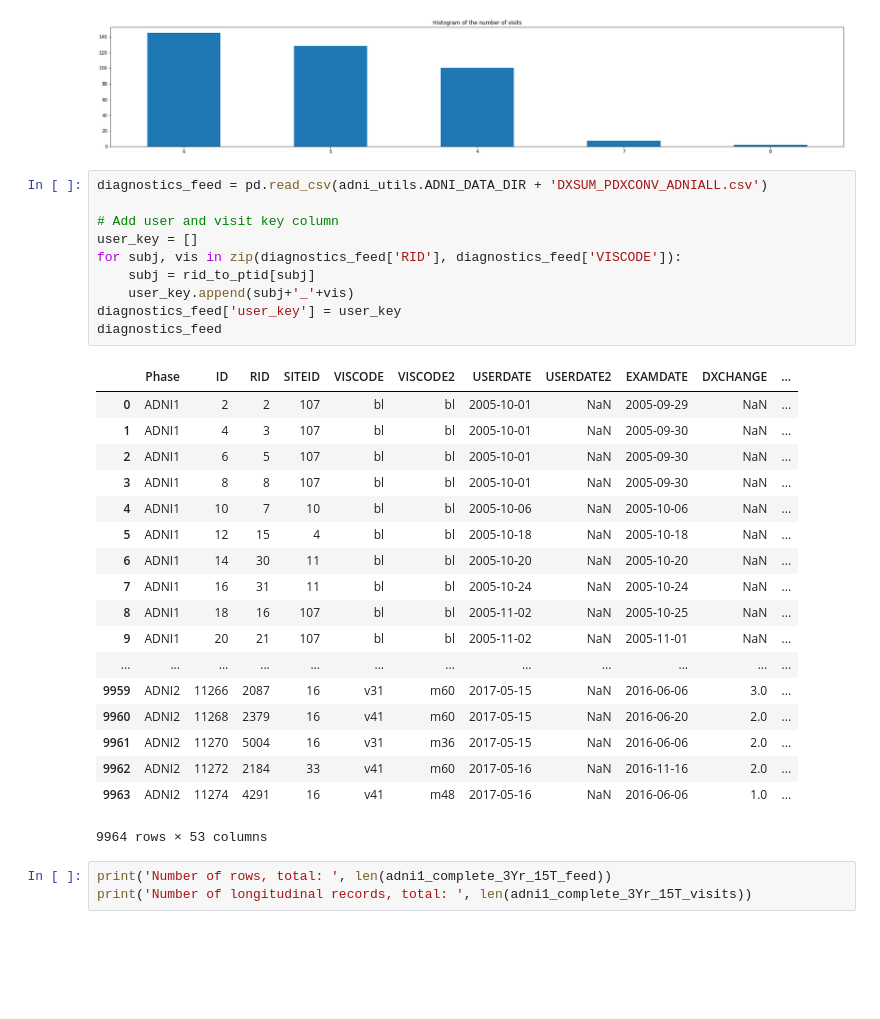
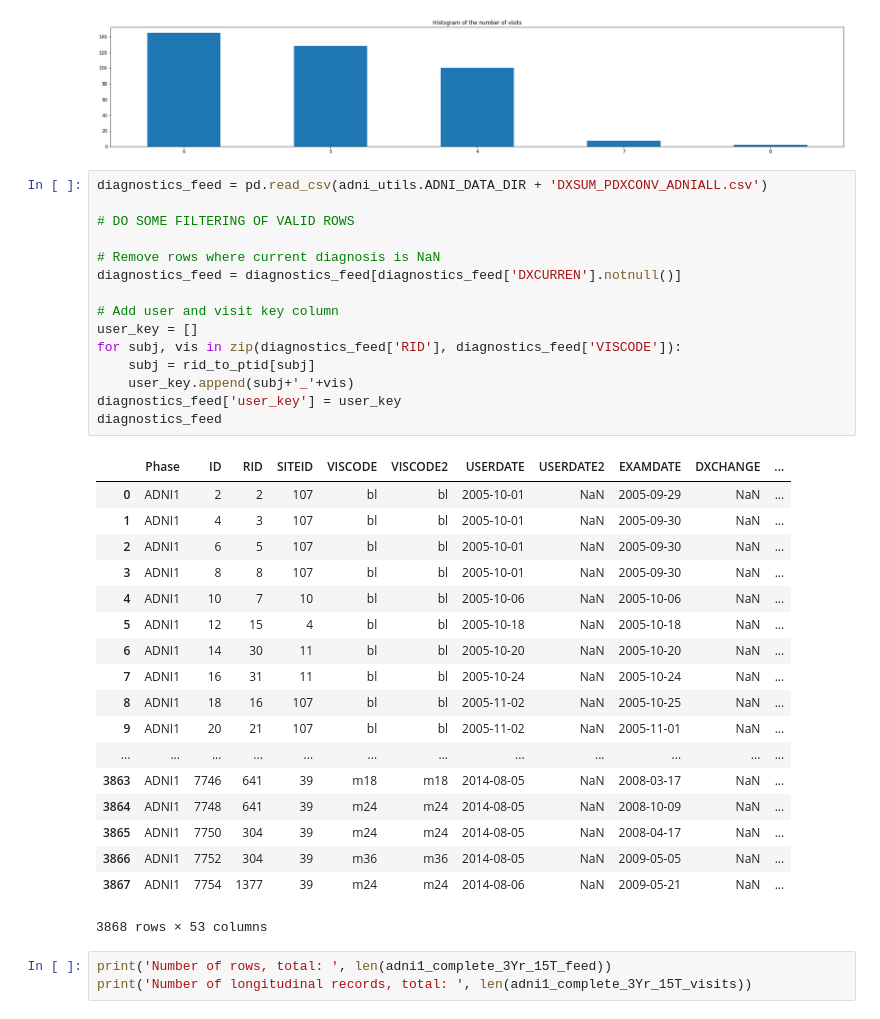
Before and after one commit to boreshkinai/longitudinal-analysis, a Jupyter notebook: adni1_descriptive_stats.ipynb, the cells around one changed output. Cells and saved outputs as stored; diff of their text form; blank space fills up the shorter version.

Commit message:
Finished filtering the subjects based on MNI and no reversal criteria

```diff
--- a/adni1_descriptive_stats.ipynb
+++ b/adni1_descriptive_stats.ipynb
@@ -55,33 +56,38 @@ plt.show()
 [figure]
 # %%
 diagnostics_feed = pd.read_csv(adni_utils.ADNI_DATA_DIR + 'DXSUM_PDXCONV_ADNIALL.csv')
+
+# DO SOME FILTERING OF VALID ROWS
+
+# Remove rows where current diagnosis is NaN
+diagnostics_feed = diagnostics_feed[diagnostics_feed['DXCURREN'].notnull()]
 
 # Add user and visit key column
 user_key = []
 for subj, vis in zip(diagnostics_feed['RID'], diagnostics_feed['VISCODE']):
     subj = rid_to_ptid[subj]
     user_key.append(subj+'_'+vis)
 diagnostics_feed['user_key'] = user_key
 diagnostics_feed
 # %% [output]
 |  | Phase | ID | RID | SITEID | VISCODE | VISCODE2 | USERDATE | USERDATE2 | EXAMDATE | DXCHANGE | ... |
 | 0 | ADNI1 | 2 | 2 | 107 | bl | bl | 2005-10-01 | NaN | 2005-09-29 | NaN | ... |
 | 1 | ADNI1 | 4 | 3 | 107 | bl | bl | 2005-10-01 | NaN | 2005-09-30 | NaN | ... |
 | 2 | ADNI1 | 6 | 5 | 107 | bl | bl | 2005-10-01 | NaN | 2005-09-30 | NaN | ... |
 | 3 | ADNI1 | 8 | 8 | 107 | bl | bl | 2005-10-01 | NaN | 2005-09-30 | NaN | ... |
 | 4 | ADNI1 | 10 | 7 | 10 | bl | bl | 2005-10-06 | NaN | 2005-10-06 | NaN | ... |
 | 5 | ADNI1 | 12 | 15 | 4 | bl | bl | 2005-10-18 | NaN | 2005-10-18 | NaN | ... |
 | 6 | ADNI1 | 14 | 30 | 11 | bl | bl | 2005-10-20 | NaN | 2005-10-20 | NaN | ... |
 | 7 | ADNI1 | 16 | 31 | 11 | bl | bl | 2005-10-24 | NaN | 2005-10-24 | NaN | ... |
 | 8 | ADNI1 | 18 | 16 | 107 | bl | bl | 2005-11-02 | NaN | 2005-10-25 | NaN | ... |
 | 9 | ADNI1 | 20 | 21 | 107 | bl | bl | 2005-11-02 | NaN | 2005-11-01 | NaN | ... |
 | ... | ... | ... | ... | ... | ... | ... | ... | ... | ... | ... | ... |
-| 9959 | ADNI2 | 11266 | 2087 | 16 | v31 | m60 | 2017-05-15 | NaN | 2016-06-06 | 3.0 | ... |
-| 9960 | ADNI2 | 11268 | 2379 | 16 | v41 | m60 | 2017-05-15 | NaN | 2016-06-20 | 2.0 | ... |
-| 9961 | ADNI2 | 11270 | 5004 | 16 | v31 | m36 | 2017-05-15 | NaN | 2016-06-06 | 2.0 | ... |
-| 9962 | ADNI2 | 11272 | 2184 | 33 | v41 | m60 | 2017-05-16 | NaN | 2016-11-16 | 2.0 | ... |
-| 9963 | ADNI2 | 11274 | 4291 | 16 | v41 | m48 | 2017-05-16 | NaN | 2016-06-06 | 1.0 | ... |
+| 3863 | ADNI1 | 7746 | 641 | 39 | m18 | m18 | 2014-08-05 | NaN | 2008-03-17 | NaN | ... |
+| 3864 | ADNI1 | 7748 | 641 | 39 | m24 | m24 | 2014-08-05 | NaN | 2008-10-09 | NaN | ... |
+| 3865 | ADNI1 | 7750 | 304 | 39 | m24 | m24 | 2014-08-05 | NaN | 2008-04-17 | NaN | ... |
+| 3866 | ADNI1 | 7752 | 304 | 39 | m36 | m36 | 2014-08-05 | NaN | 2009-05-05 | NaN | ... |
+| 3867 | ADNI1 | 7754 | 1377 | 39 | m24 | m24 | 2014-08-06 | NaN | 2009-05-21 | NaN | ... |
-9964 rows × 53 columns
+3868 rows × 53 columns
 # %%
 print('Number of rows, total: ', len(adni1_complete_3Yr_15T_feed))
 print('Number of longitudinal records, total: ', len(adni1_complete_3Yr_15T_visits))
```
Also changed, not shown: parts of 12 cells of this notebook, 2 other files.
